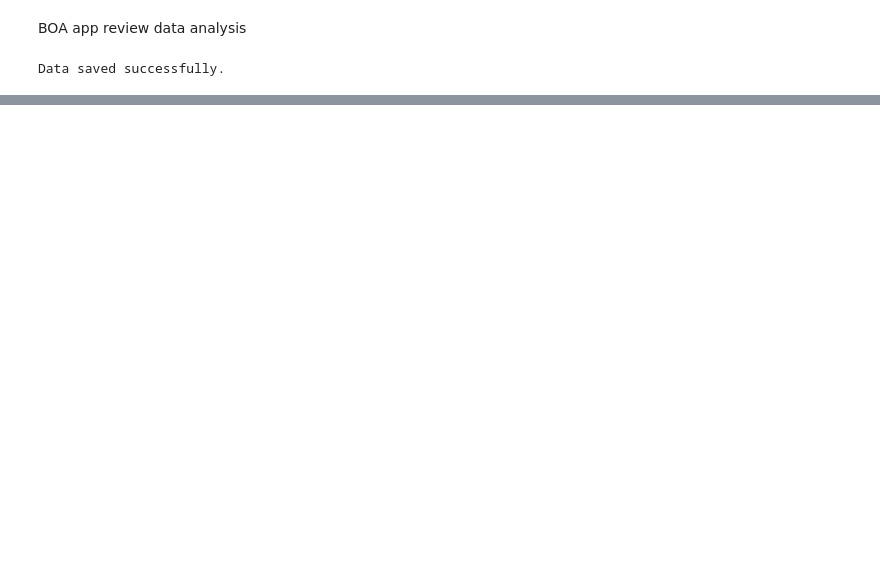
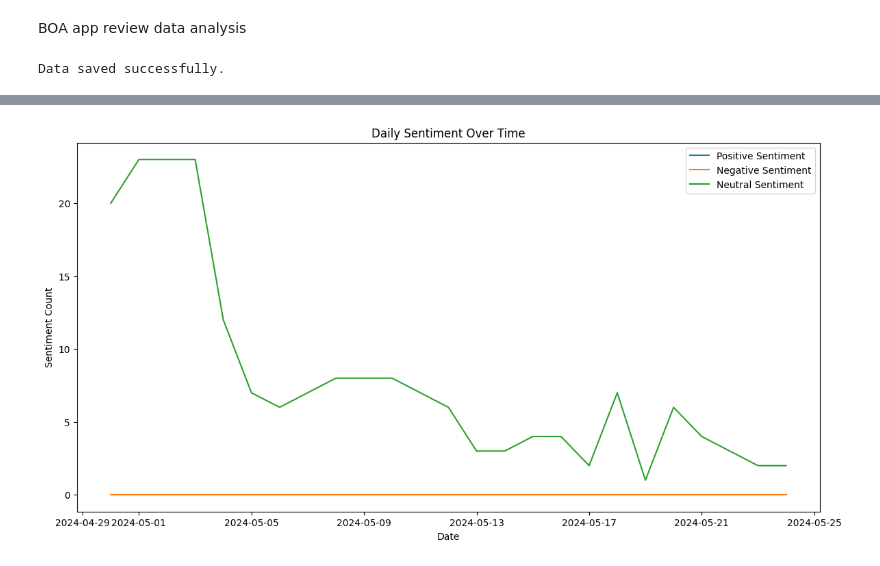
Before and after one commit to abigiyaayele/tech-savvy-bank, a Jupyter notebook: notebooks/BOA_app_review.ipynb, the cells around one changed output, grey strips where cells are left out. Saved outputs shown, nothing was run; the diff lists cells and outputs as text; code cells hidden in the pictures; blank space fills up the shorter version.

```diff
--- a/notebooks/BOA_app_review.ipynb
+++ b/notebooks/BOA_app_review.ipynb
@@ -135,0 +201,34 @@ visualizations( reviews_df)
+# %%
+# Plot sentiment over time
+
+
+def plot_sentiment_over_time(reviews_df):
+    # Create a pivot table to count the occurrences of each sentiment per date
+    sentiment_counts = reviews_df.pivot_table(index='date', columns='Sentiment', aggfunc='size', fill_value=0)
+
+    # Ensure that all expected sentiment columns exist in the DataFrame
+    for sentiment in ['positive', 'negative', 'neutral']:
+        if sentiment not in sentiment_counts.columns:
+            sentiment_counts[sentiment] = 0
+
+    # Reset the index to make 'date' a column
+    sentiment_counts = sentiment_counts.reset_index()
+
+    # Plot the sentiment counts over time
+    plt.figure(figsize=(14, 7))
+    sns.lineplot(data=sentiment_counts, x='date', y='positive', label='Positive Sentiment')
+    sns.lineplot(data=sentiment_counts, x='date', y='negative', label='Negative Sentiment')
+    sns.lineplot(data=sentiment_counts, x='date', y='neutral', label='Neutral Sentiment')
+    plt.title('Daily Sentiment Over Time')
+    plt.xlabel('Date')
+    plt.ylabel('Sentiment Count')
+    plt.legend()
+    plt.show()
+
+
+
+# Plot sentiment over time
+# %%
+plot_sentiment_over_time( reviews_df)
+# %% [output]
+[figure, added]
```
Also changed, not shown: parts of 14 cells of this notebook, 4 other files.
